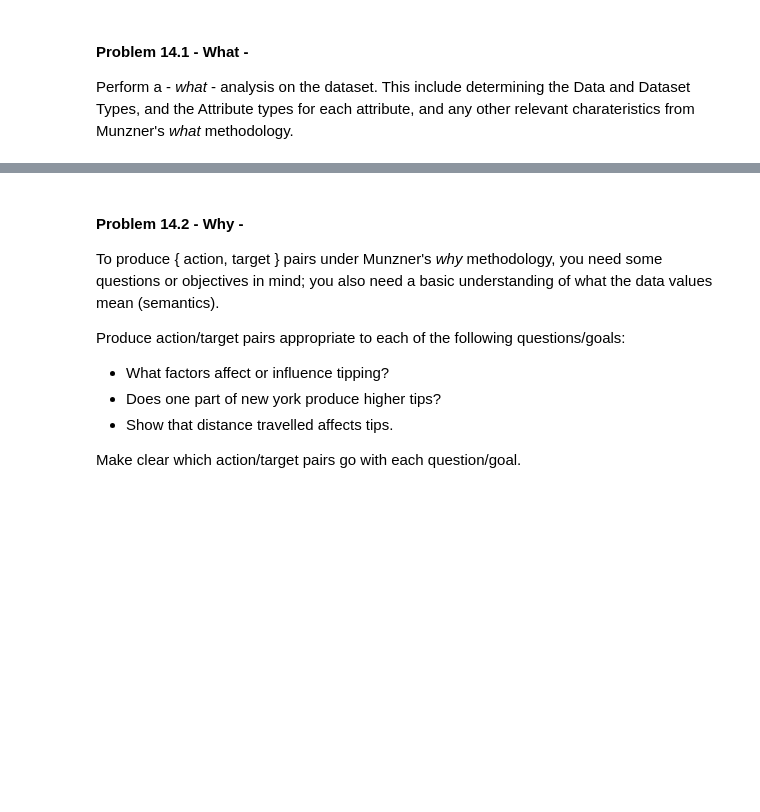
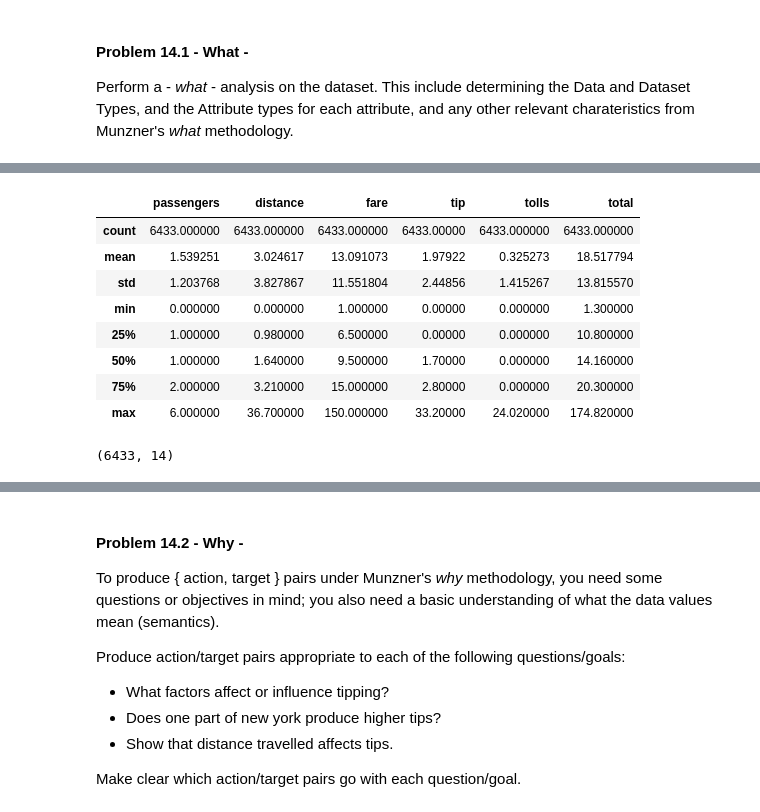
Before and after one commit to ieadoboe/mun-sc-journey, a Jupyter notebook: Winter2026/COMP6934/week6/feb9/inclass14.ipynb, the cells around one changed output, grey strips where cells are left out. Drawn from its saved outputs; the diff is of its cells as text; code cells hidden in the pictures; blank space fills up the shorter version.

```diff
--- a/Winter2026/COMP6934/week6/feb9/inclass14.ipynb
+++ b/Winter2026/COMP6934/week6/feb9/inclass14.ipynb
@@ -16,0 +51,16 @@ Perform a - *what* - analysis on the dataset. This include determining the Data
+# %%
+df.describe()
+# %% [output]
+|  | passengers | distance | fare | tip | tolls | total |
+| count | 6433.000000 | 6433.000000 | 6433.000000 | 6433.00000 | 6433.000000 | 6433.000000 |
+| mean | 1.539251 | 3.024617 | 13.091073 | 1.97922 | 0.325273 | 18.517794 |
+| std | 1.203768 | 3.827867 | 11.551804 | 2.44856 | 1.415267 | 13.815570 |
+| min | 0.000000 | 0.000000 | 1.000000 | 0.00000 | 0.000000 | 1.300000 |
+| 25% | 1.000000 | 0.980000 | 6.500000 | 0.00000 | 0.000000 | 10.800000 |
+| 50% | 1.000000 | 1.640000 | 9.500000 | 1.70000 | 0.000000 | 14.160000 |
+| 75% | 2.000000 | 3.210000 | 15.000000 | 2.80000 | 0.000000 | 20.300000 |
+| max | 6.000000 | 36.700000 | 150.000000 | 33.20000 | 24.020000 | 174.820000 |
+# %%
+df.shape
+# %% [output]
+(6433, 14)
```
Also changed, not shown: parts of 31 cells of this notebook, 6 other files.
